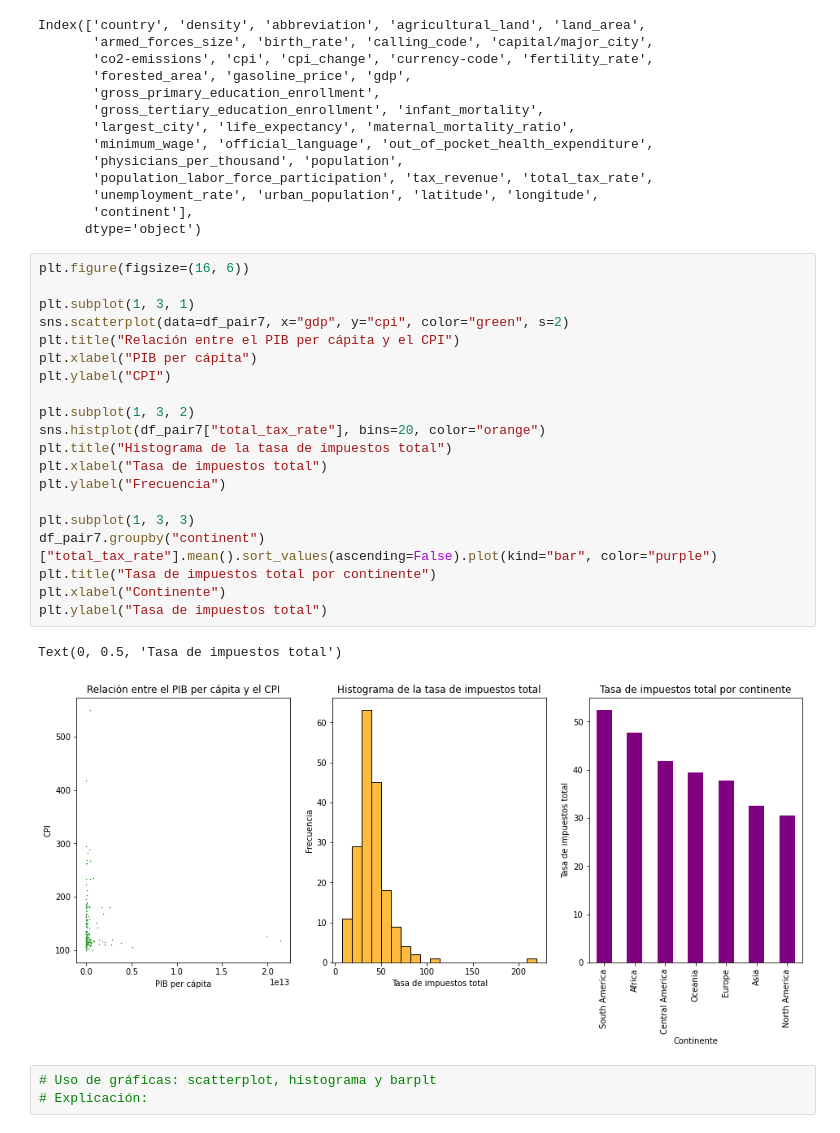
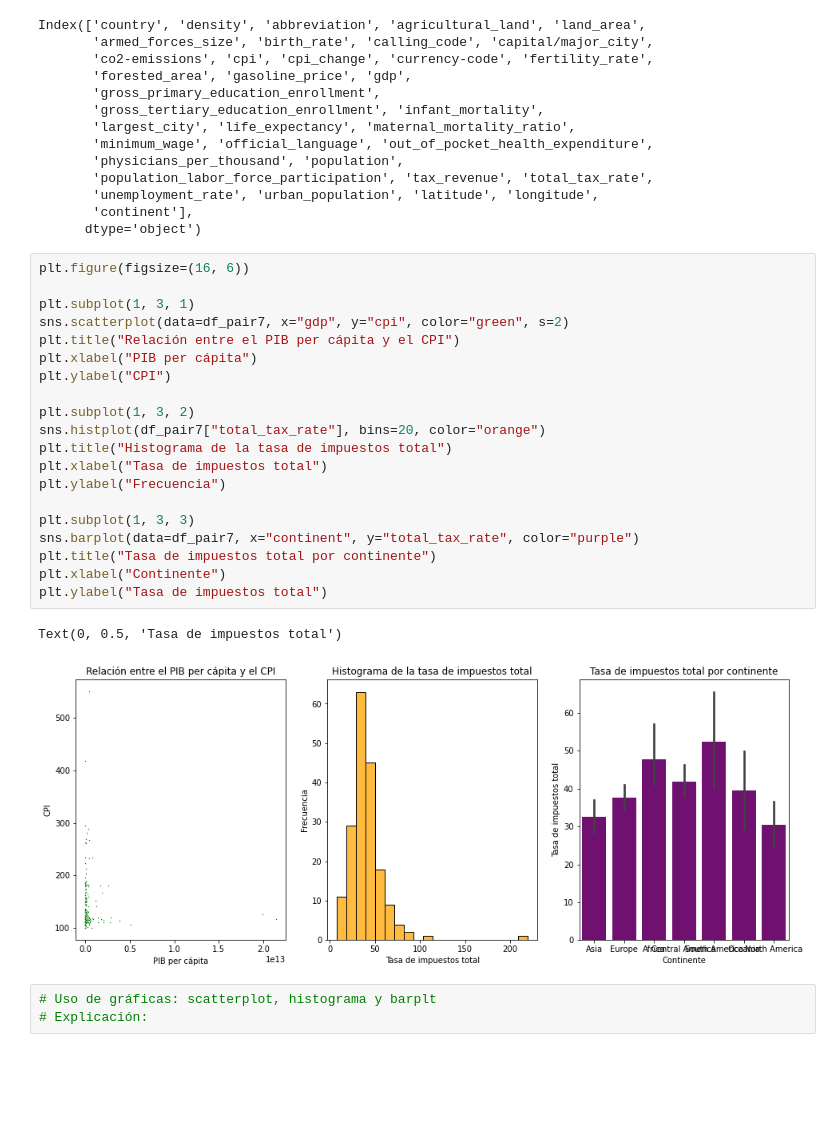
Before and after one commit to BSReguera/Pair-Programming-Modulo-3-Sprint2-, a Jupyter notebook: pairprogramming-modulo3-sprint2-leccion07.ipynb, the cells around one changed output. Drawn from its saved outputs; the diff is of its cells as text; blank space fills up the shorter version.

Commit message:
Updated lesson 7 pair

```diff
--- a/pairprogramming-modulo3-sprint2-leccion07.ipynb
+++ b/pairprogramming-modulo3-sprint2-leccion07.ipynb
@@ -315,26 +297,26 @@ Index(['country', 'density', 'abbreviation', 'agricultural_land', 'land_area',
 # %%
 plt.figure(figsize=(16, 6))
 
 plt.subplot(1, 3, 1)
 sns.scatterplot(data=df_pair7, x="gdp", y="cpi", color="green", s=2)
 plt.title("Relación entre el PIB per cápita y el CPI")
 plt.xlabel("PIB per cápita")
 plt.ylabel("CPI")
 
 plt.subplot(1, 3, 2)
 sns.histplot(df_pair7["total_tax_rate"], bins=20, color="orange")
 plt.title("Histograma de la tasa de impuestos total")
 plt.xlabel("Tasa de impuestos total")
 plt.ylabel("Frecuencia")
 
 plt.subplot(1, 3, 3)
-df_pair7.groupby("continent")["total_tax_rate"].mean().sort_values(ascending=False).plot(kind="bar", color="purple")
+sns.barplot(data=df_pair7, x="continent", y="total_tax_rate", color="purple")
 plt.title("Tasa de impuestos total por continente")
 plt.xlabel("Continente")
 plt.ylabel("Tasa de impuestos total")
 # %% [output]
 Text(0, 0.5, 'Tasa de impuestos total')
-[figure, old version]
+[figure, new version]
 # %%
 # Uso de gráficas: scatterplot, histograma y barplt
 # Explicación:
```
Also changed, not shown: parts of 1 cell of this notebook.
